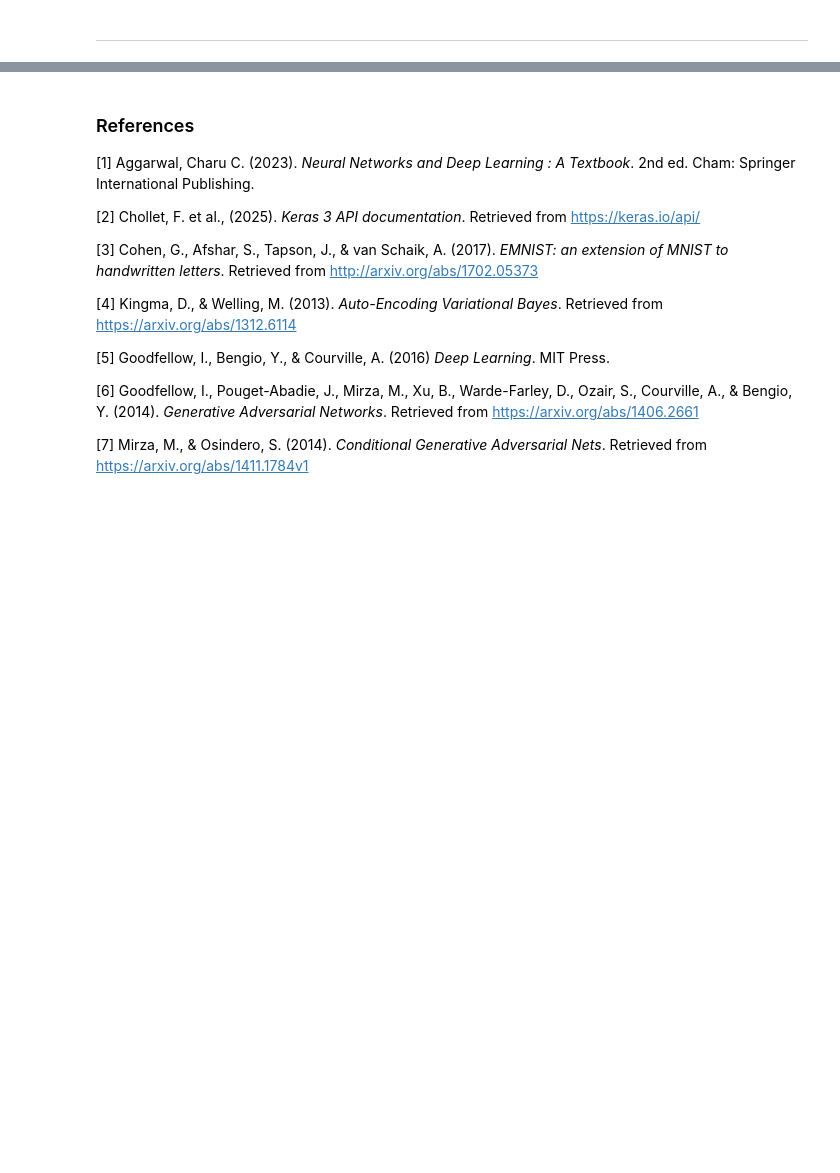
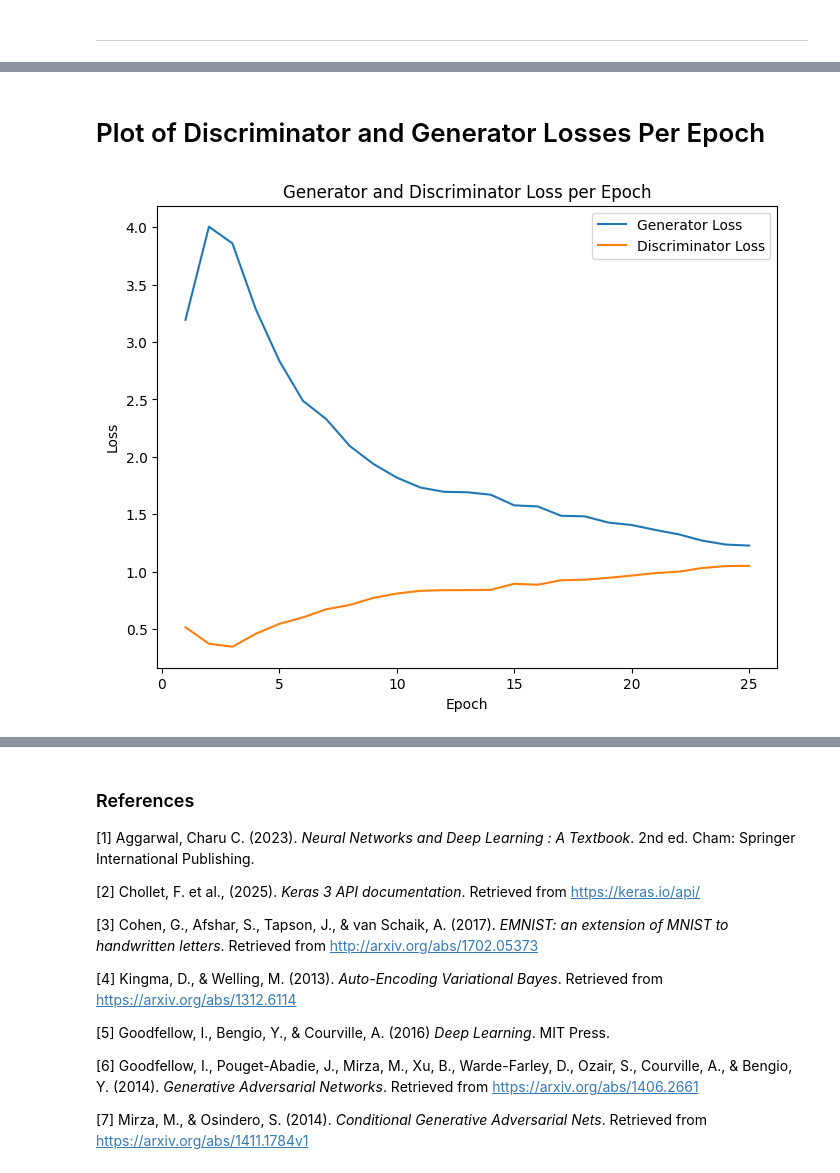
Before and after one commit to PJ-Caleon/LBYCPC4, a Jupyter notebook: Activity2_Group_1.ipynb, the cells around one changed output, grey strips where cells are left out. Drawn from its saved outputs; the diff is of its cells as text; code cells hidden in the pictures; blank space fills up the shorter version.

```diff
--- a/Activity2_Group_1.ipynb
+++ b/Activity2_Group_1.ipynb
@@ -1189,0 +863,21 @@ plt.show()
+# %%
+# Altered to run on CPU
+
+def discriminator_train_step(batch_size, discriminator, generator, d_optimizer, criterion, real_images, labels, device):
+    d_optimizer.zero_grad()
+
+    # train with real images
+    real_validity = discriminator(real_images, labels)
+    real_loss = criterion(real_validity, torch.ones(batch_size, device=device))
+
+    # train with fake images
+    z = torch.randn(batch_size, 100, device=device)
+    fake_labels = torch.randint(0, 10, (batch_size,), device=device)
+    fake_images = generator(z, fake_labels)
+    fake_validity = discriminator(fake_images, fake_labels)
+    fake_loss = criterion(fake_validity, torch.zeros(batch_size, device=device))
+
+    d_loss = real_loss + fake_loss
+    d_loss.backward()
+    d_optimizer.step()
+    return d_loss.item()
@@ -1189,0 +969,13 @@ plt.show()
+# %% [markdown]
+# Plot of Discriminator and Generator Losses Per Epoch
+# %%
+plt.figure(figsize=(8, 6))
+plt.plot(range(1, num_epochs+1), g_losses, label="Generator Loss")
+plt.plot(range(1, num_epochs+1), d_losses, label="Discriminator Loss")
+plt.xlabel("Epoch")
+plt.ylabel("Loss")
+plt.title("Generator and Discriminator Loss per Epoch")
+plt.legend()
+plt.show()
+# %% [output]
+[figure, added]
```
Also changed, not shown: parts of 51 cells of this notebook.
